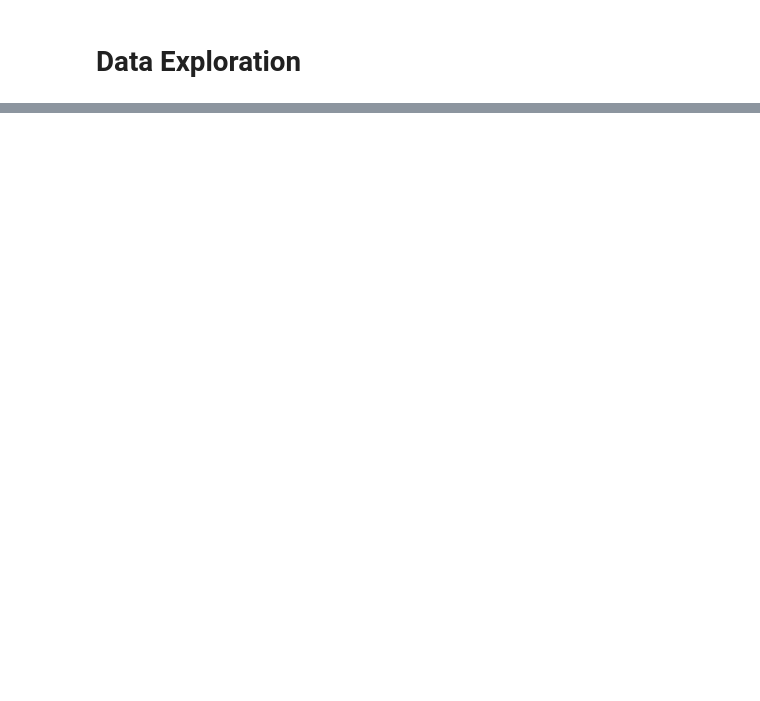
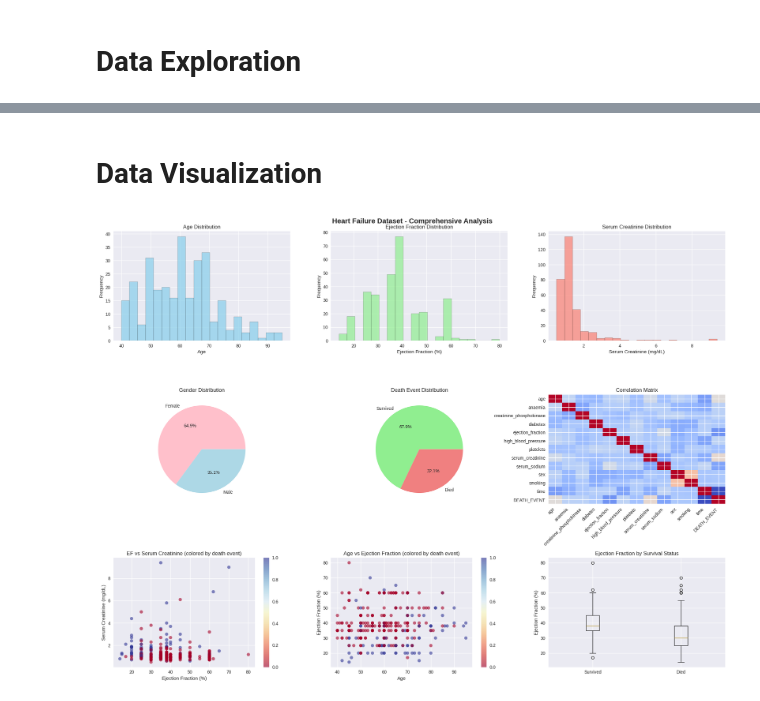
Before and after one commit to Hello-Kitty-1311/Heart-Failure-V1, a Jupyter notebook: code.ipynb, the cells around one changed output, grey strips where cells are left out. Saved outputs shown, nothing was run; the diff lists cells and outputs as text; code cells hidden in the pictures; blank space fills up the shorter version.

Commit message:
Data Visualization

```diff
--- a/code.ipynb
+++ b/code.ipynb
@@ -50,0 +93,65 @@ df.head()
+# %% [markdown]
+# Data Visualization
+# %%
+fig, axes = plt.subplots(3, 3, figsize=(20, 15))
+fig.suptitle('Heart Failure Dataset - Comprehensive Analysis', fontsize=16, fontweight='bold')
+
+axes[0,0].hist(df['age'], bins=20, alpha=0.7, color='skyblue', edgecolor='black')
+axes[0,0].set_title('Age Distribution')
+axes[0,0].set_xlabel('Age')
+axes[0,0].set_ylabel('Frequency')
+
+axes[0,1].hist(df['ejection_fraction'], bins=20, alpha=0.7, color='lightgreen', edgecolor='black')
+axes[0,1].set_title('Ejection Fraction Distribution')
+axes[0,1].set_xlabel('Ejection Fraction (%)')
+axes[0,1].set_ylabel('Frequency')
+
+axes[0,2].hist(df['serum_creatinine'], bins=20, alpha=0.7, color='salmon', edgecolor='black')
+axes[0,2].set_title('Serum Creatinine Distribution')
+axes[0,2].set_xlabel('Serum Creatinine (mg/dL)')
+axes[0,2].set_ylabel('Frequency')
+
+gender_counts = df['sex'].value_counts()
+axes[1,0].pie(gender_counts.values, labels=['Female', 'Male'], autopct='%1.1f%%',
+              colors=['pink', 'lightblue'])
+axes[1,0].set_title('Gender Distribution')
+
+death_counts = df['DEATH_EVENT'].value_counts()
+axes[1,1].pie(death_counts.values, labels=['Survived', 'Died'], autopct='%1.1f%%',
+              colors=['lightgreen', 'lightcoral'])
+axes[1,1].set_title('Death Event Distribution')
+
+numeric_cols = df.select_dtypes(include=[np.number]).columns
+corr_matrix = df[numeric_cols].corr()
+im = axes[1,2].imshow(corr_matrix, cmap='coolwarm', aspect='auto')
+axes[1,2].set_title('Correlation Matrix')
+axes[1,2].set_xticks(range(len(numeric_cols)))
+axes[1,2].set_yticks(range(len(numeric_cols)))
+axes[1,2].set_xticklabels(numeric_cols, rotation=45, ha='right')
+axes[1,2].set_yticklabels(numeric_cols)
+
+scatter = axes[2,0].scatter(df['ejection_fraction'], df['serum_creatinine'],
+                           c=df['DEATH_EVENT'], cmap='RdYlBu', alpha=0.6)
+axes[2,0].set_xlabel('Ejection Fraction (%)')
+axes[2,0].set_ylabel('Serum Creatinine (mg/dL)')
+axes[2,0].set_title('EF vs Serum Creatinine (colored by death event)')
+plt.colorbar(scatter, ax=axes[2,0])
+
+scatter2 = axes[2,1].scatter(df['age'], df['ejection_fraction'],
+                            c=df['DEATH_EVENT'], cmap='RdYlBu', alpha=0.6)
+axes[2,1].set_xlabel('Age')
+axes[2,1].set_ylabel('Ejection Fraction (%)')
+axes[2,1].set_title('Age vs Ejection Fraction (colored by death event)')
+plt.colorbar(scatter2, ax=axes[2,1])
+
+death_labels = ['Survived', 'Died']
+axes[2,2].boxplot([df[df['DEATH_EVENT']==0]['ejection_fraction'],
+                   df[df['DEATH_EVENT']==1]['ejection_fraction']],
+                  labels=death_labels)
+axes[2,2].set_title('Ejection Fraction by Survival Status')
+axes[2,2].set_ylabel('Ejection Fraction (%)')
+
+plt.tight_layout()
+plt.show()
+# %% [output]
+[figure, added]
```
Also changed, not shown: parts of 2 cells of this notebook.
